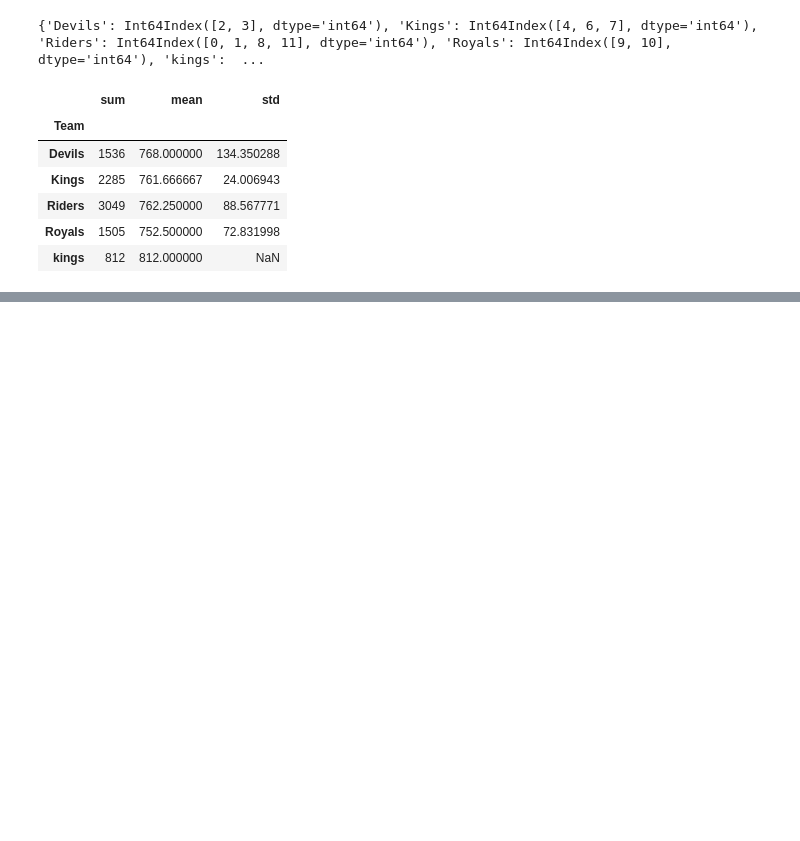
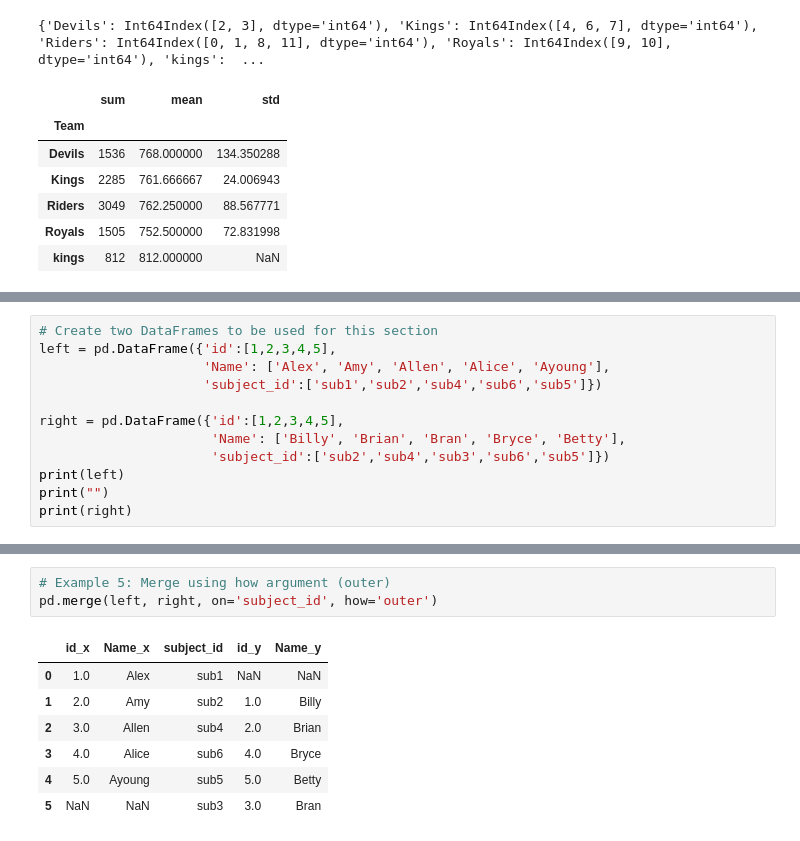
Before and after one commit to mga321/tutorialspoint_notebooks, a Jupyter notebook: pandas.ipynb, the cells around one changed output, grey strips where cells are left out. Drawn from its saved outputs; the diff is of its cells as text; blank space fills up the shorter version.

```diff
--- a/pandas.ipynb
+++ b/pandas.ipynb
@@ -1675,0 +1688,12 @@ grouped['Points'].agg([np.sum, np.mean, np.std])
+# %%
+# Create two DataFrames to be used for this section
+left = pd.DataFrame({'id':[1,2,3,4,5],
+                     'Name': ['Alex', 'Amy', 'Allen', 'Alice', 'Ayoung'],
+                     'subject_id':['sub1','sub2','sub4','sub6','sub5']})
+
+right = pd.DataFrame({'id':[1,2,3,4,5],
+                      'Name': ['Billy', 'Brian', 'Bran', 'Bryce', 'Betty'],
+                      'subject_id':['sub2','sub4','sub3','sub6','sub5']})
+print(left)
+print("")
+print(right)
@@ -1675,0 +1751,11 @@ grouped['Points'].agg([np.sum, np.mean, np.std])
+# %%
+# Example 5: Merge using how argument (outer)
+pd.merge(left, right, on='subject_id', how='outer')
+# %% [output]
+|  | id_x | Name_x | subject_id | id_y | Name_y |
+| 0 | 1.0 | Alex | sub1 | NaN | NaN |
+| 1 | 2.0 | Amy | sub2 | 1.0 | Billy |
+| 2 | 3.0 | Allen | sub4 | 2.0 | Brian |
+| 3 | 4.0 | Alice | sub6 | 4.0 | Bryce |
+| 4 | 5.0 | Ayoung | sub5 | 5.0 | Betty |
+| 5 | NaN | NaN | sub3 | 3.0 | Bran |
```
Also changed, not shown: parts of 8 cells of this notebook.
